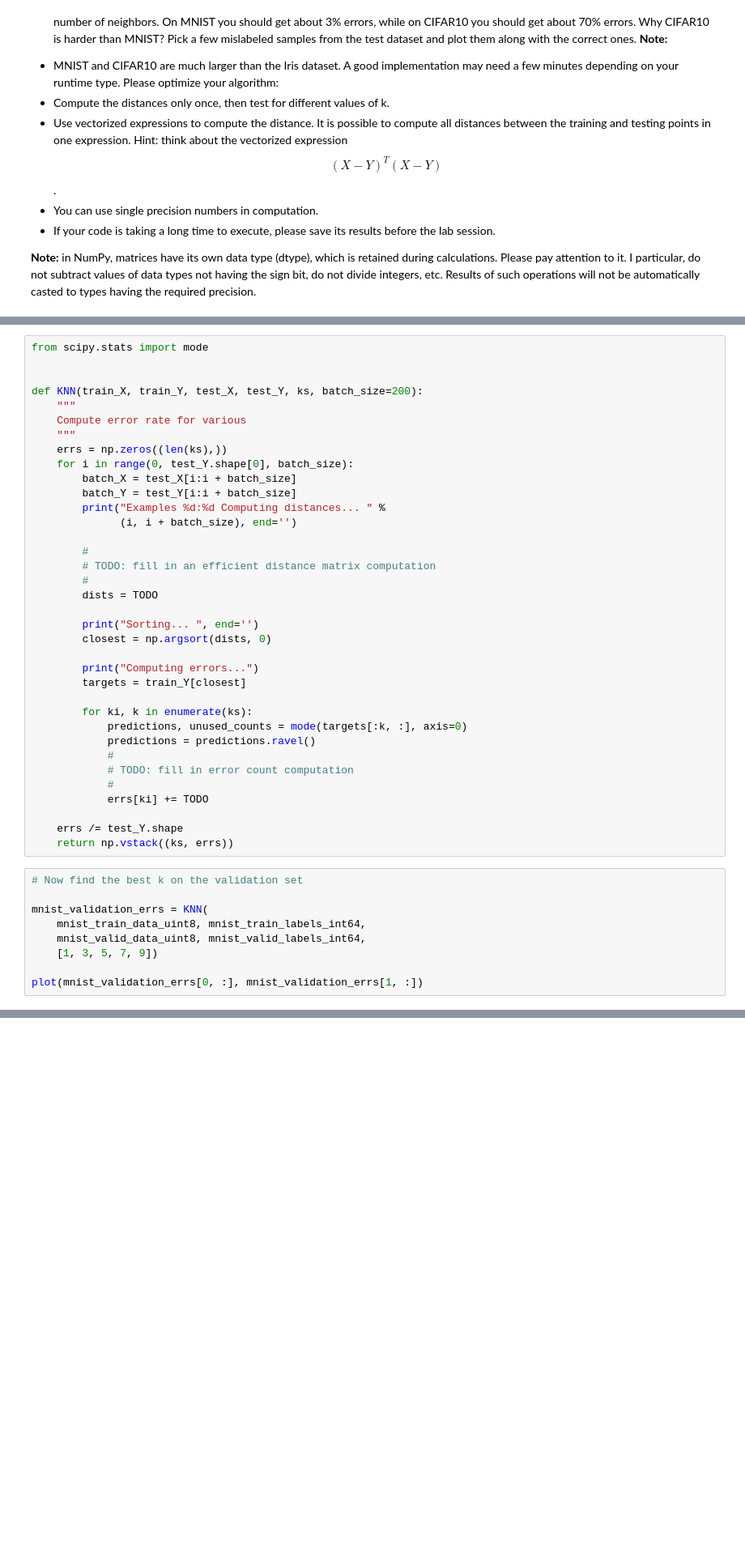
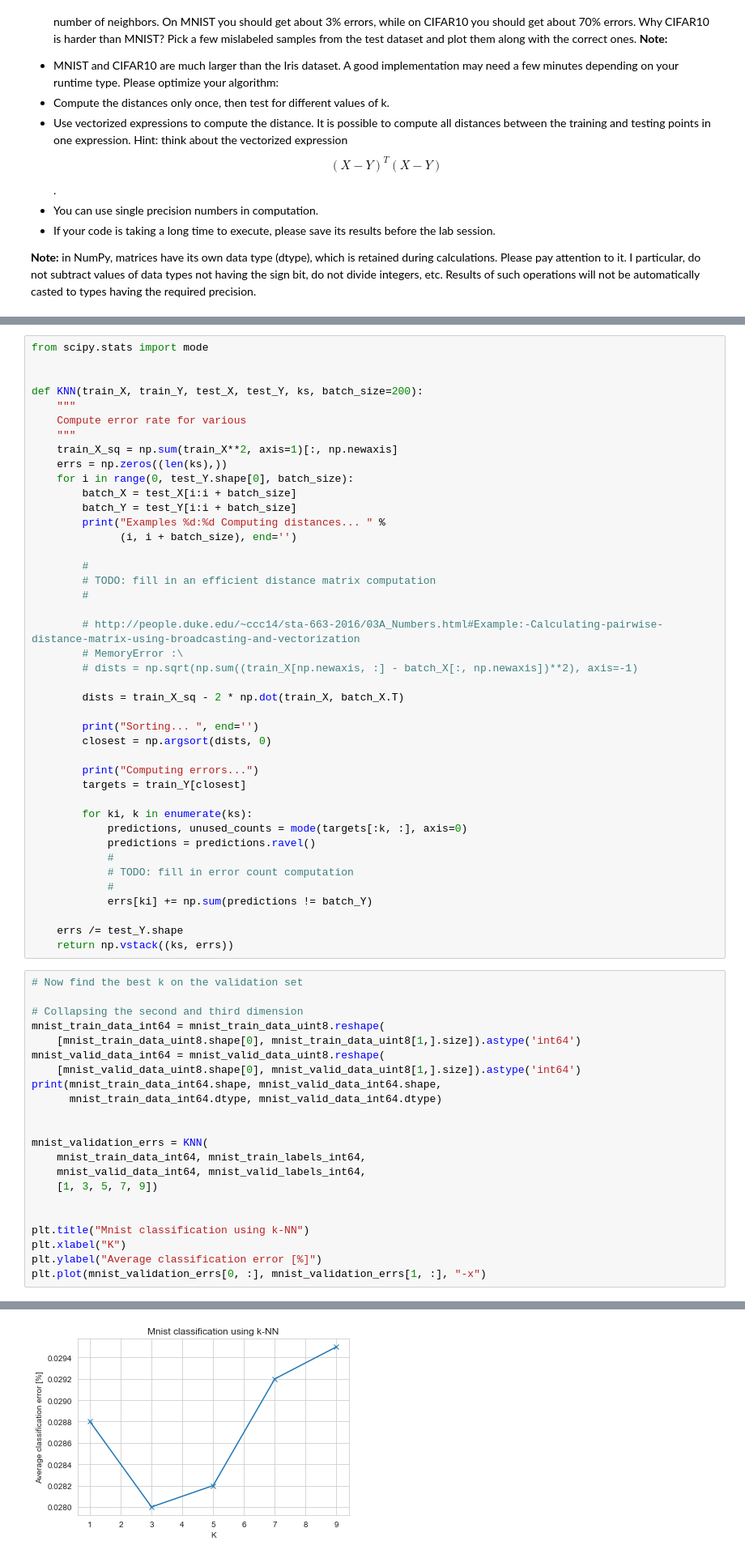
Before and after one commit to derenio/nn_assignments, a Jupyter notebook: assignment1/Assignment1_solutions.ipynb, the cells around one changed output, grey strips where cells are left out. Shown at 81% size. Cells and saved outputs as stored; diff of their text form; blank space fills up the shorter version.

```diff
--- a/assignment1/Assignment1_solutions.ipynb
+++ b/assignment1/Assignment1_solutions.ipynb
@@ -616,6 +649,7 @@ def KNN(train_X, train_Y, test_X, test_Y, ks, batch_size=200):
     """
     Compute error rate for various
     """
+    train_X_sq = np.sum(train_X**2, axis=1)[:, np.newaxis]
     errs = np.zeros((len(ks),))
     for i in range(0, test_Y.shape[0], batch_size):
         batch_X = test_X[i:i + batch_size]
@@ -626,7 +660,12 @@ def KNN(train_X, train_Y, test_X, test_Y, ks, batch_size=200):
         #
         # TODO: fill in an efficient distance matrix computation
         #
-        dists = TODO
+
+        # http://people.duke.edu/~ccc14/sta-663-2016/03A_Numbers.html#Example:-Calculating-pairwise-distance-matrix-using-broadcasting-and-vectorization
+        # MemoryError :\
+        # dists = np.sqrt(np.sum((train_X[np.newaxis, :] - batch_X[:, np.newaxis])**2), axis=-1)
+
+        dists = train_X_sq - 2 * np.dot(train_X, batch_X.T)
 
         print("Sorting... ", end='')
         closest = np.argsort(dists, 0)
@@ -640,17 +679,30 @@ def KNN(train_X, train_Y, test_X, test_Y, ks, batch_size=200):
             #
             # TODO: fill in error count computation
             #
-            errs[ki] += TODO
+            errs[ki] += np.sum(predictions != batch_Y)
 
     errs /= test_Y.shape
     return np.vstack((ks, errs))
 # %%
 # Now find the best k on the validation set
 
+# Collapsing the second and third dimension
+mnist_train_data_int64 = mnist_train_data_uint8.reshape(
+    [mnist_train_data_uint8.shape[0], mnist_train_data_uint8[1,].size]).astype('int64')
+mnist_valid_data_int64 = mnist_valid_data_uint8.reshape(
+    [mnist_valid_data_uint8.shape[0], mnist_valid_data_uint8[1,].size]).astype('int64')
+print(mnist_train_data_int64.shape, mnist_valid_data_int64.shape,
+      mnist_train_data_int64.dtype, mnist_valid_data_int64.dtype)
+
+
 mnist_validation_errs = KNN(
-    mnist_train_data_uint8, mnist_train_labels_int64,
-    mnist_valid_data_uint8, mnist_valid_labels_int64,
+    mnist_train_data_int64, mnist_train_labels_int64,
+    mnist_valid_data_int64, mnist_valid_labels_int64,
     [1, 3, 5, 7, 9])
 
-plot(mnist_validation_errs[0, :], mnist_validation_errs[1, :])
+
+plt.title("Mnist classification using k-NN")
+plt.xlabel("K")
+plt.ylabel("Average classification error [%]")
+plt.plot(mnist_validation_errs[0, :], mnist_validation_errs[1, :], "-x")
 # %% [output]
@@ -658,0 +727 @@ NameError: name 'TODO' is not defined
+[figure, added]
```
Also changed, not shown: parts of 14 cells of this notebook, 1 other file.
